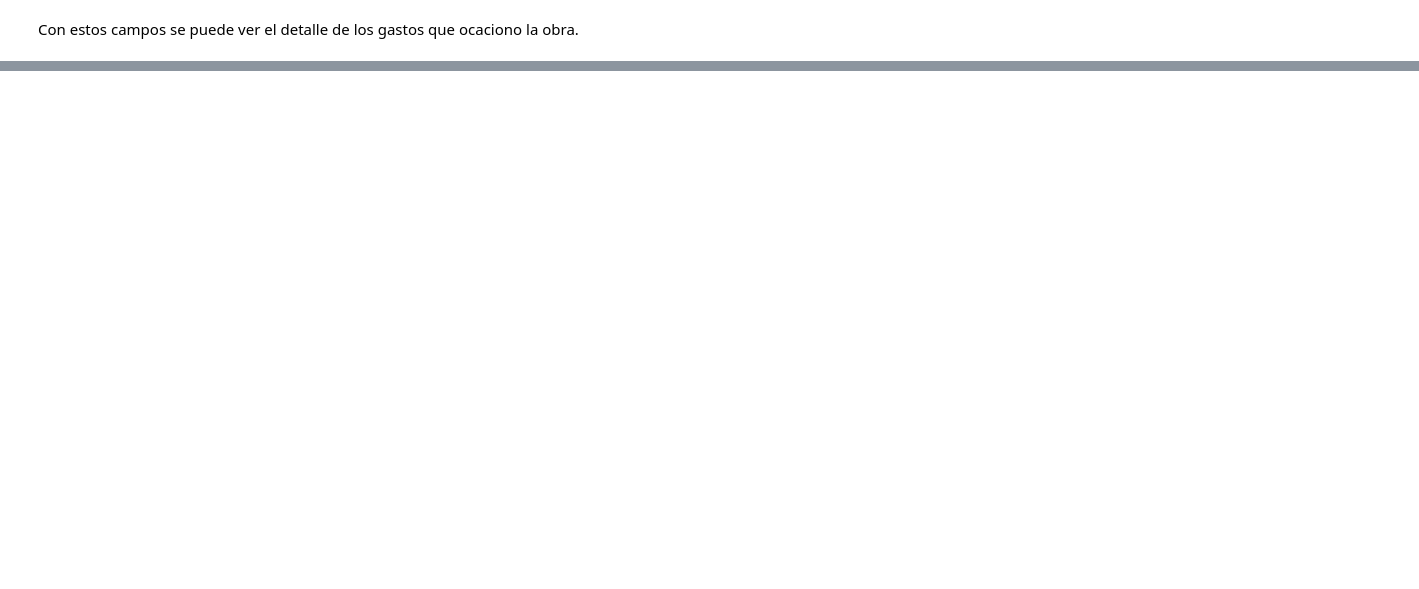
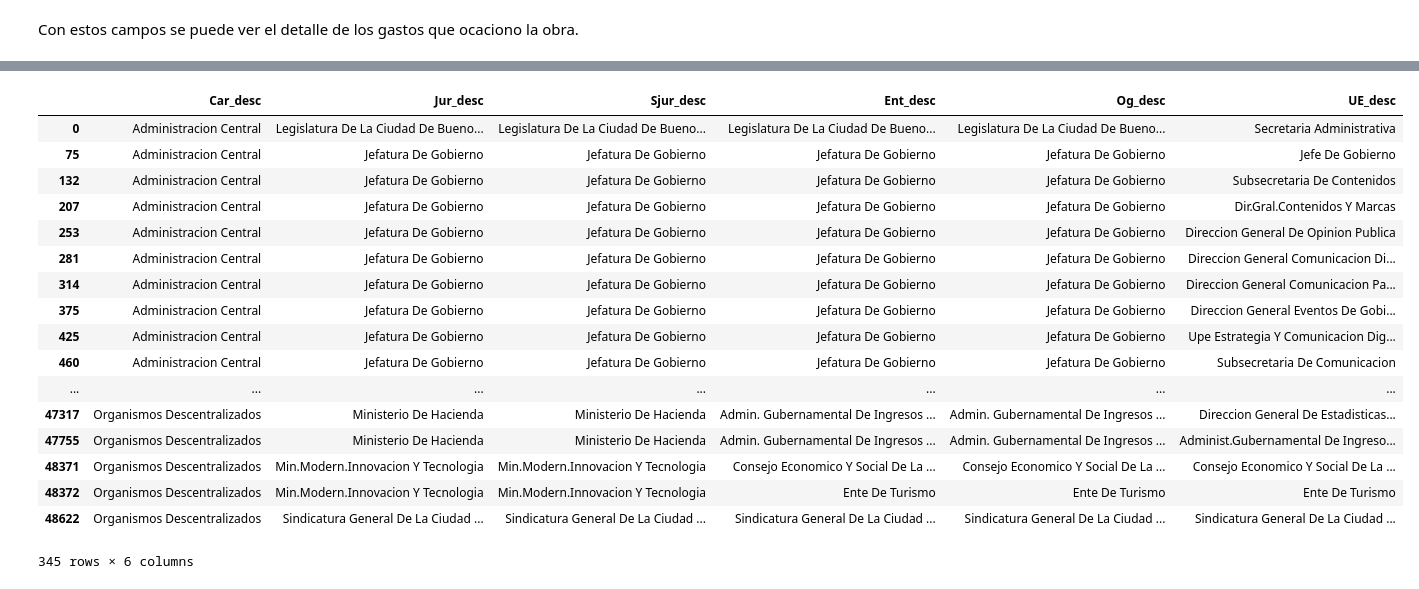
Before and after one commit to dhsantos/Calidad-De-Datos, a Jupyter notebook: asignaciones/tp-aprox_calidad/tp.ipynb, the cells around one changed output, grey strips where cells are left out. Saved outputs shown, nothing was run; the diff lists cells and outputs as text; code cells hidden in the pictures; blank space fills up the shorter version.

```diff
--- a/asignaciones/tp-aprox_calidad/tp.ipynb
+++ b/asignaciones/tp-aprox_calidad/tp.ipynb
@@ -376,0 +250,23 @@ plt.show()
+# %%
+df_partida = presupuesto[["Car_desc","Jur_desc","Sjur_desc","Ent_desc","Og_desc","UE_desc"]].drop_duplicates()
+
+display(df_partida)
+# %% [output]
+|  | Car_desc | Jur_desc | Sjur_desc | Ent_desc | Og_desc | UE_desc |
+| 0 | Administracion Central | Legislatura De La Ciudad De Bueno... | Legislatura De La Ciudad De Bueno... | Legislatura De La Ciudad De Bueno... | Legislatura De La Ciudad De Bueno... | Secretaria Administrativa |
+| 75 | Administracion Central | Jefatura De Gobierno | Jefatura De Gobierno | Jefatura De Gobierno | Jefatura De Gobierno | Jefe De Gobierno |
+| 132 | Administracion Central | Jefatura De Gobierno | Jefatura De Gobierno | Jefatura De Gobierno | Jefatura De Gobierno | Subsecretaria De Contenidos |
+| 207 | Administracion Central | Jefatura De Gobierno | Jefatura De Gobierno | Jefatura De Gobierno | Jefatura De Gobierno | Dir.Gral.Contenidos Y Marcas |
+| 253 | Administracion Central | Jefatura De Gobierno | Jefatura De Gobierno | Jefatura De Gobierno | Jefatura De Gobierno | Direccion General De Opinion Publica |
+| 281 | Administracion Central | Jefatura De Gobierno | Jefatura De Gobierno | Jefatura De Gobierno | Jefatura De Gobierno | Direccion General Comunicacion Di... |
+| 314 | Administracion Central | Jefatura De Gobierno | Jefatura De Gobierno | Jefatura De Gobierno | Jefatura De Gobierno | Direccion General Comunicacion Pa... |
+| 375 | Administracion Central | Jefatura De Gobierno | Jefatura De Gobierno | Jefatura De Gobierno | Jefatura De Gobierno | Direccion General Eventos De Gobi... |
+| 425 | Administracion Central | Jefatura De Gobierno | Jefatura De Gobierno | Jefatura De Gobierno | Jefatura De Gobierno | Upe Estrategia Y Comunicacion Dig... |
+| 460 | Administracion Central | Jefatura De Gobierno | Jefatura De Gobierno | Jefatura De Gobierno | Jefatura De Gobierno | Subsecretaria De Comunicacion |
+| ... | ... | ... | ... | ... | ... | ... |
+| 47317 | Organismos Descentralizados | Ministerio De Hacienda | Ministerio De Hacienda | Admin. Gubernamental De Ingresos ... | Admin. Gubernamental De Ingresos ... | Direccion General De Estadisticas... |
+| 47755 | Organismos Descentralizados | Ministerio De Hacienda | Ministerio De Hacienda | Admin. Gubernamental De Ingresos ... | Admin. Gubernamental De Ingresos ... | Administ.Gubernamental De Ingreso... |
+| 48371 | Organismos Descentralizados | Min.Modern.Innovacion Y Tecnologia | Min.Modern.Innovacion Y Tecnologia | Consejo Economico Y Social De La ... | Consejo Economico Y Social De La ... | Consejo Economico Y Social De La ... |
+| 48372 | Organismos Descentralizados | Min.Modern.Innovacion Y Tecnologia | Min.Modern.Innovacion Y Tecnologia | Ente De Turismo | Ente De Turismo | Ente De Turismo |
+| 48622 | Organismos Descentralizados | Sindicatura General De La Ciudad ... | Sindicatura General De La Ciudad ... | Sindicatura General De La Ciudad ... | Sindicatura General De La Ciudad ... | Sindicatura General De La Ciudad ... |
+345 rows × 6 columns
```
Also changed, not shown: parts of 32 cells of this notebook, 4 other files.
